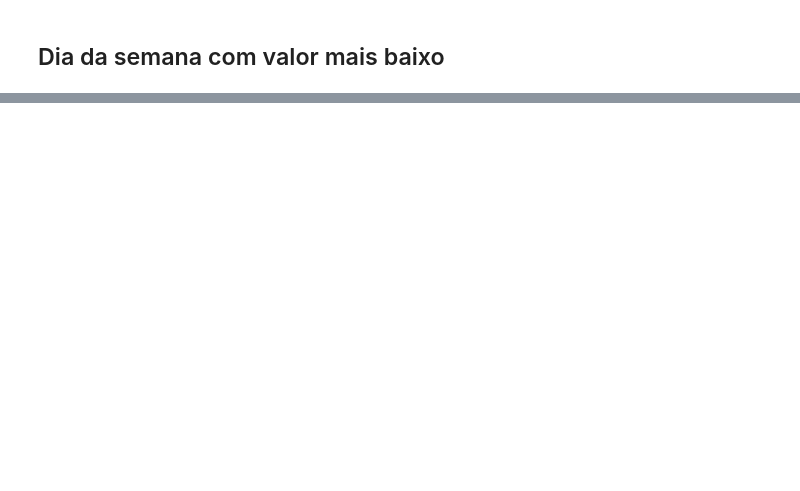
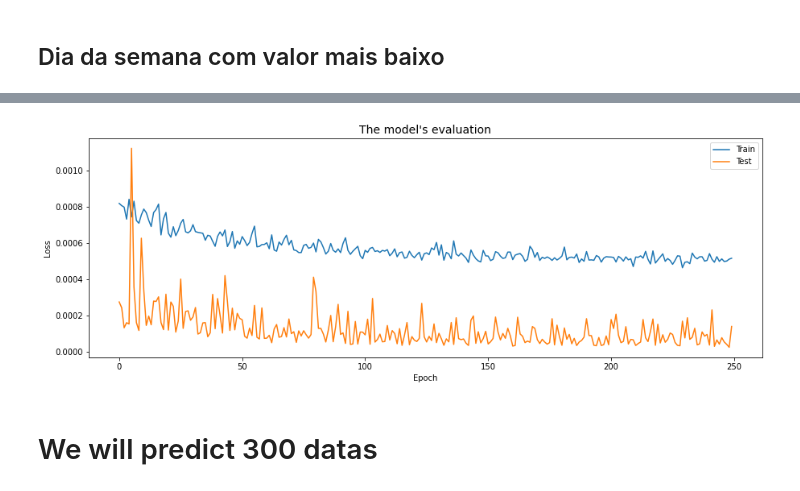
Before and after one commit to WillianAgostini/bitcoin_prediction, a Jupyter notebook: btc-price-prediction-using-lstm.ipynb, the cells around one changed output, grey strips where cells are left out. Saved outputs shown, nothing was run; the diff lists cells and outputs as text; code cells hidden in the pictures; blank space fills up the shorter version.

```diff
--- a/btc-price-prediction-using-lstm.ipynb
+++ b/btc-price-prediction-using-lstm.ipynb
@@ -62,11 +67,14 @@ Filtrar intervalo de dados
 # %%
 reloadMyModule()
 
-historical_per_minute = myFunctions.filterByInterval(coinbase, relativedelta(months=12))
+filtered = myFunctions.filterByInterval(coinbase, relativedelta(months=12))
 
-if myFunctions.hasMissingData(historical_per_minute['Timestamp'].values):
+historical_per_day = myFunctions.groupByDay(filtered)
+historical_per_hour = myFunctions.groupByHour(filtered)
+historical_per_minute = myFunctions.groupByMinute(filtered)
+if myFunctions.hasMissingData(filtered['Timestamp'].values):
     raise Exception("Missing data in the dataframe")
 
 print("O intervalo entre datas é de {} até {}, somando um total de {} registros.".format(
-    myFunctions.getFirstTimestamp(historical_per_minute), myFunctions.getLastTimestamp(historical_per_minute), historical_per_minute.shape[0]))
+    myFunctions.getFirstTimestamp(filtered), myFunctions.getLastTimestamp(filtered), filtered.shape[0]))
 # %% [output]
@@ -242,0 +196,14 @@ Train using LSTM
+# %%
+reloadMyModule()
+X_l = []
+y_l = []
+N = len(df)
+D = 50
+for i in range(N-D-1):
+    X_l.append(df.iloc[i:i+D])
+    y_l.append(df.iloc[i+D])
+
+X = np.array(X_l)
+y = np.array(y_l)
+
+print(X.shape, y.shape)
@@ -243 +212,6 @@ Train using LSTM
+# %%
+reloadMyModule()
+
+X_train, X_test, y_train, y_test = train_test_split(
+    X, y, test_size=0.2, random_state=100)
 # %%
@@ -271,0 +268,2 @@ This is clearly overfitting
+# %%
+history = regressor.fit(X_train, y_train, epochs=250, validation_data=(X_test, y_test),verbose=2)
@@ -271,0 +288,13 @@ This is clearly overfitting
+# %%
+plt.figure(figsize=(15,5))
+plt.plot(history.history['loss'])
+plt.plot(history.history['val_loss'])
+plt.legend(['Train','Test'])
+plt.title("The model's evaluation", fontsize=14)
+plt.xlabel('Epoch')
+plt.ylabel('Loss')
+plt.show()
+# %% [output]
+[figure, added]
+# %% [markdown]
+# We will predict 300 datas
```
Also changed, not shown: parts of 29 cells of this notebook, 2 other files.
